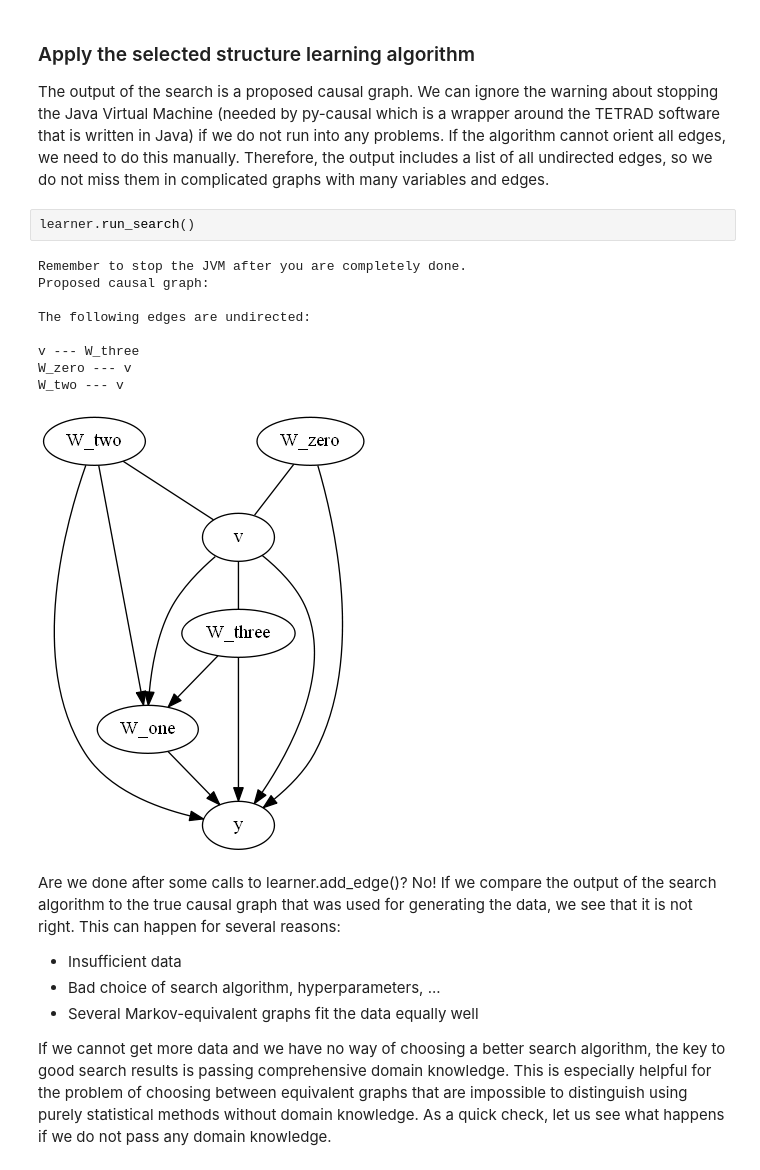
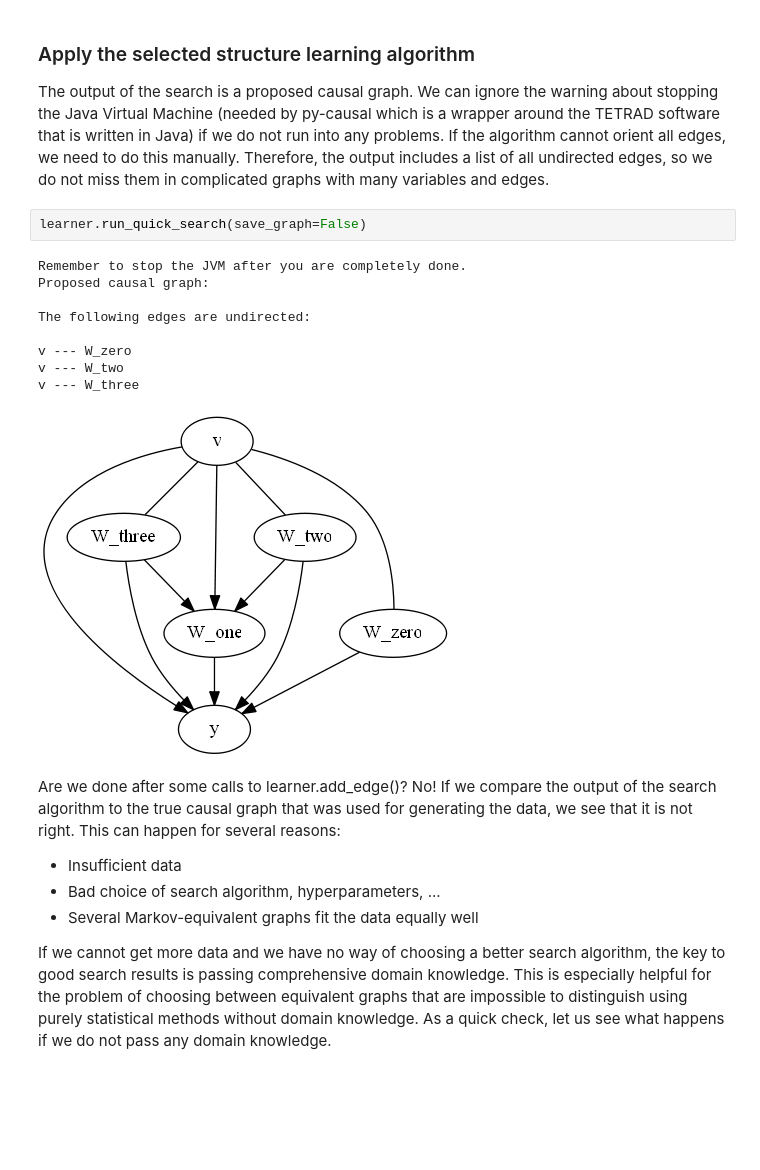
Before and after one commit to MLResearchAtOSRAM/cause2e, a Jupyter notebook: examples/end_to_end_causal_analysis.ipynb, the cells around one changed output. Saved outputs shown, nothing was run; the diff lists cells and outputs as text; blank space fills up the shorter version.

```diff
--- a/examples/end_to_end_causal_analysis.ipynb
+++ b/examples/end_to_end_causal_analysis.ipynb
@@ -154,18 +157,18 @@ In order to spare users from the pain of going through all the above reading whe
 # %% [markdown]
 ### Apply the selected structure learning algorithm
 The output of the search is a proposed causal graph. We can ignore the warning about stopping the Java Virtual Machine (needed by py-causal which is a wrapper around the TETRAD software that is written in Java) if we do not run into any problems. If the algorithm cannot orient all edges, we need to do this manually. Therefore, the output includes a list of all undirected edges, so we do not miss them in complicated graphs with many variables and edges.
-# %%
-learner.run_search()
-# %% [output]
-Remember to stop the JVM after you are completely done.
-Proposed causal graph:
-
-The following edges are undirected:
-
-v --- W_three
-W_zero --- v
-W_two --- v
-[figure, removed]
+# %%
+learner.run_quick_search(save_graph=False)
+# %% [output]
+Remember to stop the JVM after you are completely done.
+Proposed causal graph:
+
+The following edges are undirected:
+
+v --- W_zero
+v --- W_two
+v --- W_three
+[figure, added]
 # %% [markdown]
 Are we done after some calls to learner.add_edge()? No! If we compare the output of the search algorithm to the true causal graph that was used for generating the data, we see that it is not right.
 This can happen for several reasons:
```
Also changed, not shown: parts of 10 cells of this notebook, 23 other files.
